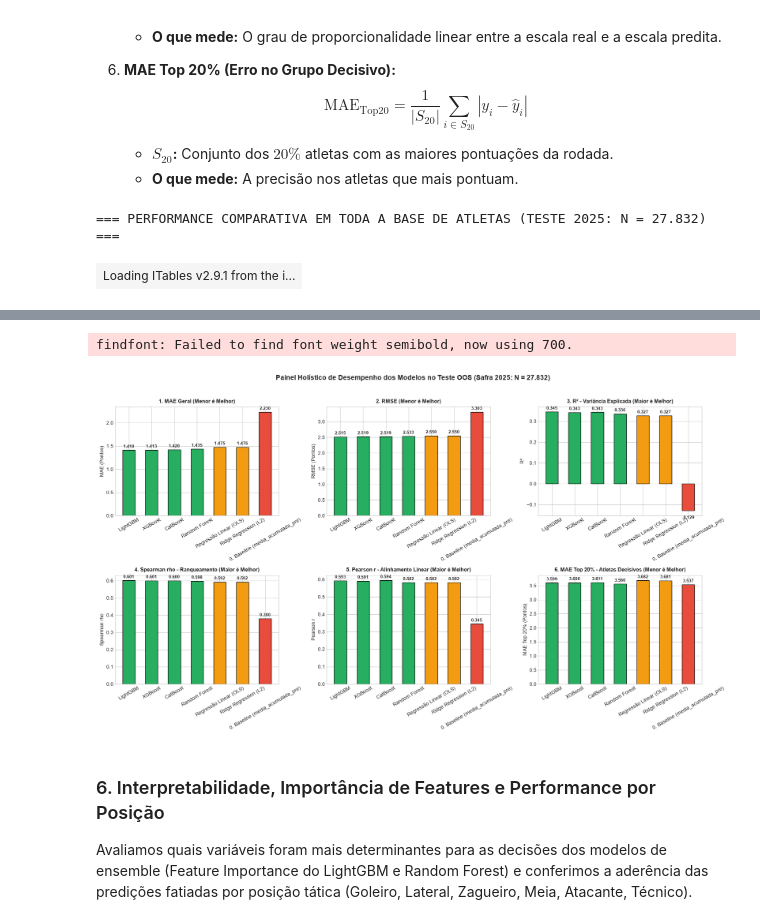
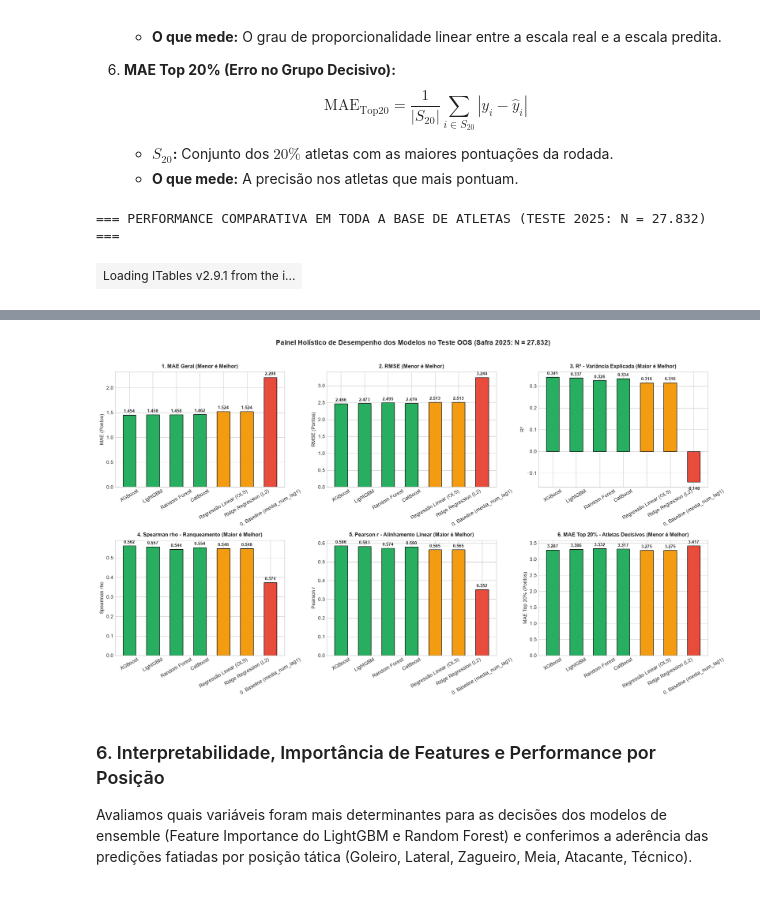
Before and after one commit to mromaoro/desafio-tecnico-gato-mestre-manual, a Jupyter notebook: notebooks/04_modelagem_e_validacao.ipynb, the cells around one changed output, grey strips where cells are left out. Saved outputs shown, nothing was run; the diff lists cells and outputs as text; code cells hidden in the pictures.

```diff
--- a/notebooks/04_modelagem_e_validacao.ipynb
+++ b/notebooks/04_modelagem_e_validacao.ipynb
@@ -373,26 +470,31 @@ top20_mask = y_test >= np.quantile(y_test, 0.80)
 
 def calcular_metricas(nome, familia, predicao):
     mae = mean_absolute_error(y_test, predicao)
+    # Suporte a diferentes versões de scipy para pearson e spearman
+    sp_stat = getattr(stats.spearmanr(y_test, predicao), 'statistic', stats.spearmanr(y_test, predicao)[0])
+    pe_stat = getattr(stats.pearsonr(y_test, predicao), 'statistic', stats.pearsonr(y_test, predicao)[0])
+
     return {
         "Família": familia,
         "Modelo": nome,
         "MAE (Geral)": mae,
         "RMSE": np.sqrt(mean_squared_error(y_test, predicao)),
         "R²": r2_score(y_test, predicao),
-        "Spearman (rho)": stats.spearmanr(y_test, predicao).statistic,
-        "Pearson (r)": stats.pearsonr(y_test, predicao).statistic,
+        "Spearman (rho)": sp_stat,
+        "Pearson (r)": pe_stat,
         "MAE Top 20%": mean_absolute_error(y_test[top20_mask], predicao[top20_mask]),
         "Redução MAE vs Baseline (%)": ((mae_base - mae) / mae_base) * 100
     }
 
 
-# 1. Baseline: Média Acumulada Pré-Rodada do Atleta
-# A variável é defasada no Notebook 03 e, portanto, disponível no fechamento do mercado.
-y_baseline = df_features.loc[test_mask, "media_acumulada_pre"].values
-predicoes_dict["pred_baseline_media_acumulada_pre"] = y_baseline
+# 1. Baseline Heurístico: Média Móvel / Acumulada Defasada (media_num_lag1)
+col_baseline = "media_num_lag1" if "media_num_lag1" in df_features.columns else "feat_media_pontos_5j"
+y_baseline = df_features.loc[test_mask, col_baseline].fillna(0.0).values
+predicoes_dict[f"pred_baseline_{col_baseline}"] = y_baseline
 mae_base = mean_absolute_error(y_test, y_baseline)
+
 resultados_metricas.append({
-    **calcular_metricas("0. Baseline (media_acumulada_pre)", "0. Heurística", y_baseline),
+    **calcular_metricas(f"0. Baseline ({col_baseline})", "0. Heurística", y_baseline),
     "Redução MAE vs Baseline (%)": 0.0
 })
 
@@ -415,7 +517,7 @@ tamanho_teste = f"{len(y_test):,}".replace(",", ".")
 print(f"=== PERFORMANCE COMPARATIVA EM TODA A BASE DE ATLETAS (TESTE 2025: N = {tamanho_teste}) ===")
 display(df_metricas_todas.round(4))
 
-# Gráficos Comparativos Completos (Grid 2x3 com todas as 6 Métricas de Avaliação)
+# 4. Gráficos Comparativos Completos (Grid 2x3 com as 6 Métricas de Avaliação)
 fig, axes = plt.subplots(2, 3, figsize=(18, 10))
 paleta_familias = {
     "0. Heurística": "#e74c3c",
@@ -469,5 +571,4 @@ plt.show()
-findfont: Failed to find font weight semibold, now using 700.
-[figure, old version]
+[figure, new version]
 # %% [markdown]
 ### 6. Interpretabilidade, Importância de Features e Performance por Posição
 
```
Also changed, not shown: parts of 10 cells of this notebook, 37 other files.
